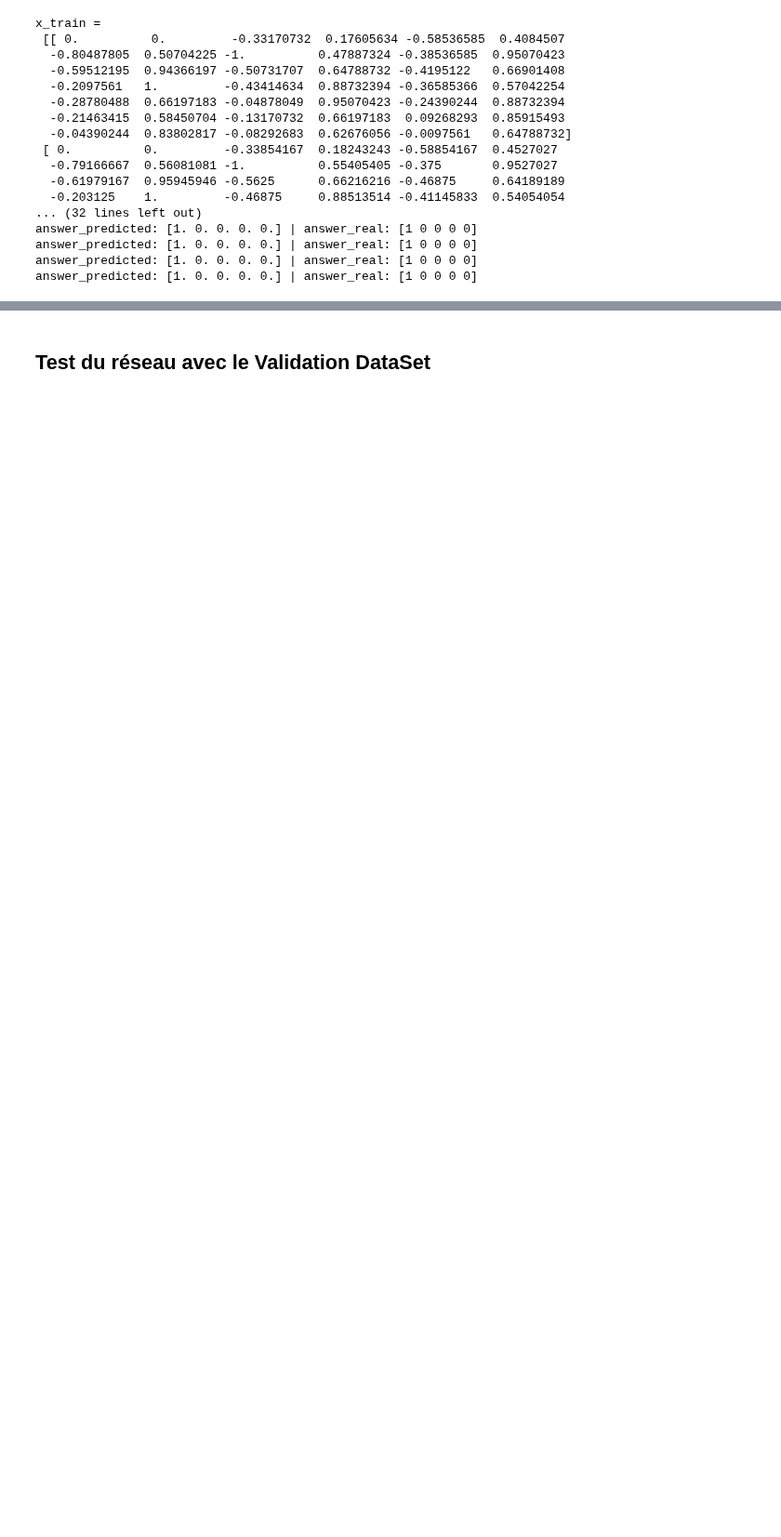
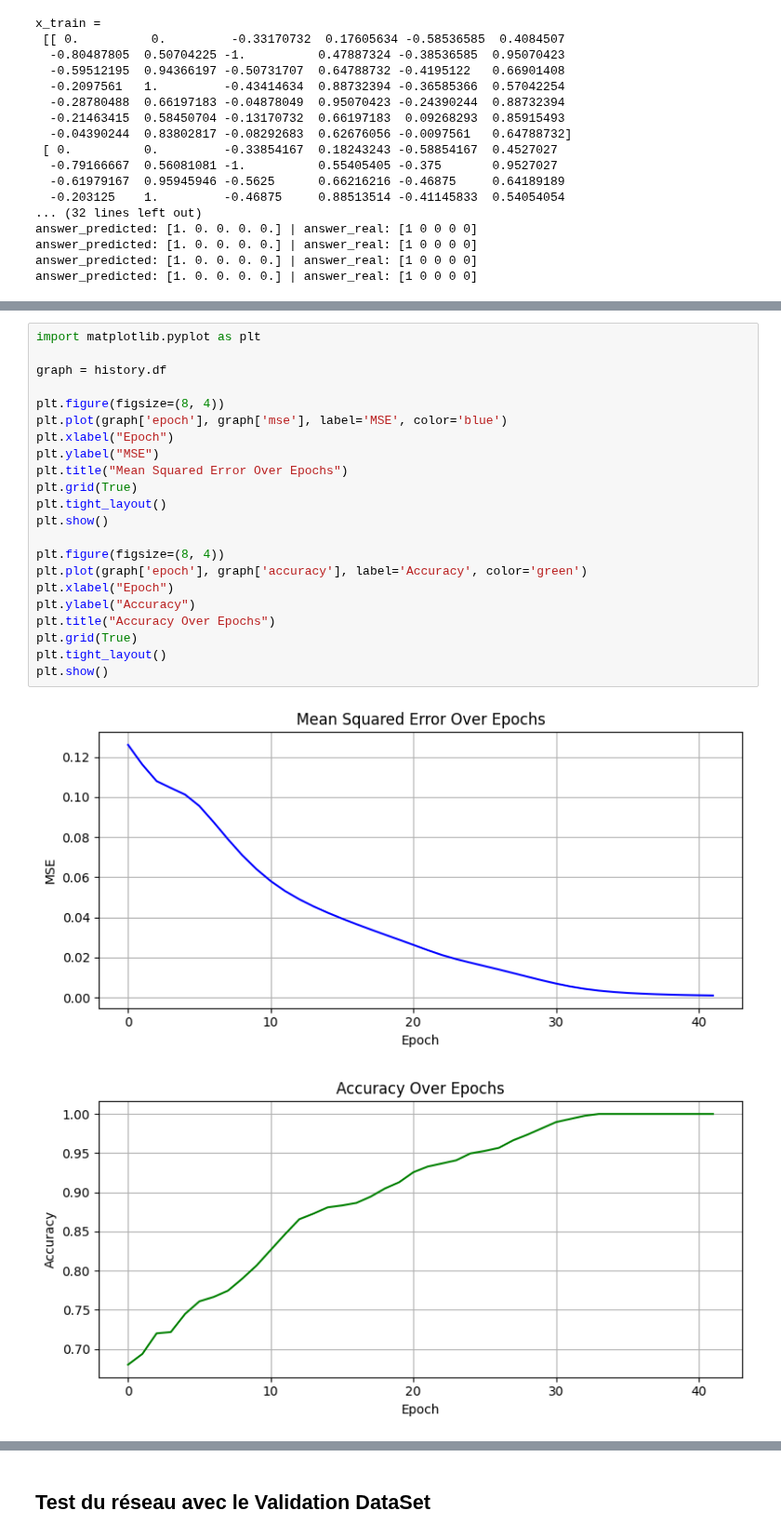
Before and after one commit to abrumsen/Perceptron, a Jupyter notebook: notebooks/langue_des_signes.ipynb, the cells around one changed output, grey strips where cells are left out. Shown at 93% size. Drawn from its saved outputs; the diff is of its cells as text; blank space fills up the shorter version.

```diff
--- a/notebooks/langue_des_signes.ipynb
+++ b/notebooks/langue_des_signes.ipynb
@@ -116,0 +118,25 @@ answer_predicted: [1. 0. 0. 0. 0.] | answer_real: [1 0 0 0 0]
+# %%
+import matplotlib.pyplot as plt
+
+graph = history.df
+
+plt.figure(figsize=(8, 4))
+plt.plot(graph['epoch'], graph['mse'], label='MSE', color='blue')
+plt.xlabel("Epoch")
+plt.ylabel("MSE")
+plt.title("Mean Squared Error Over Epochs")
+plt.grid(True)
+plt.tight_layout()
+plt.show()
+
+plt.figure(figsize=(8, 4))
+plt.plot(graph['epoch'], graph['accuracy'], label='Accuracy', color='green')
+plt.xlabel("Epoch")
+plt.ylabel("Accuracy")
+plt.title("Accuracy Over Epochs")
+plt.grid(True)
+plt.tight_layout()
+plt.show()
+# %% [output]
+[figure, added]
+[figure, added]
```
Also changed, not shown: parts of 6 cells of this notebook, 1 other file.
